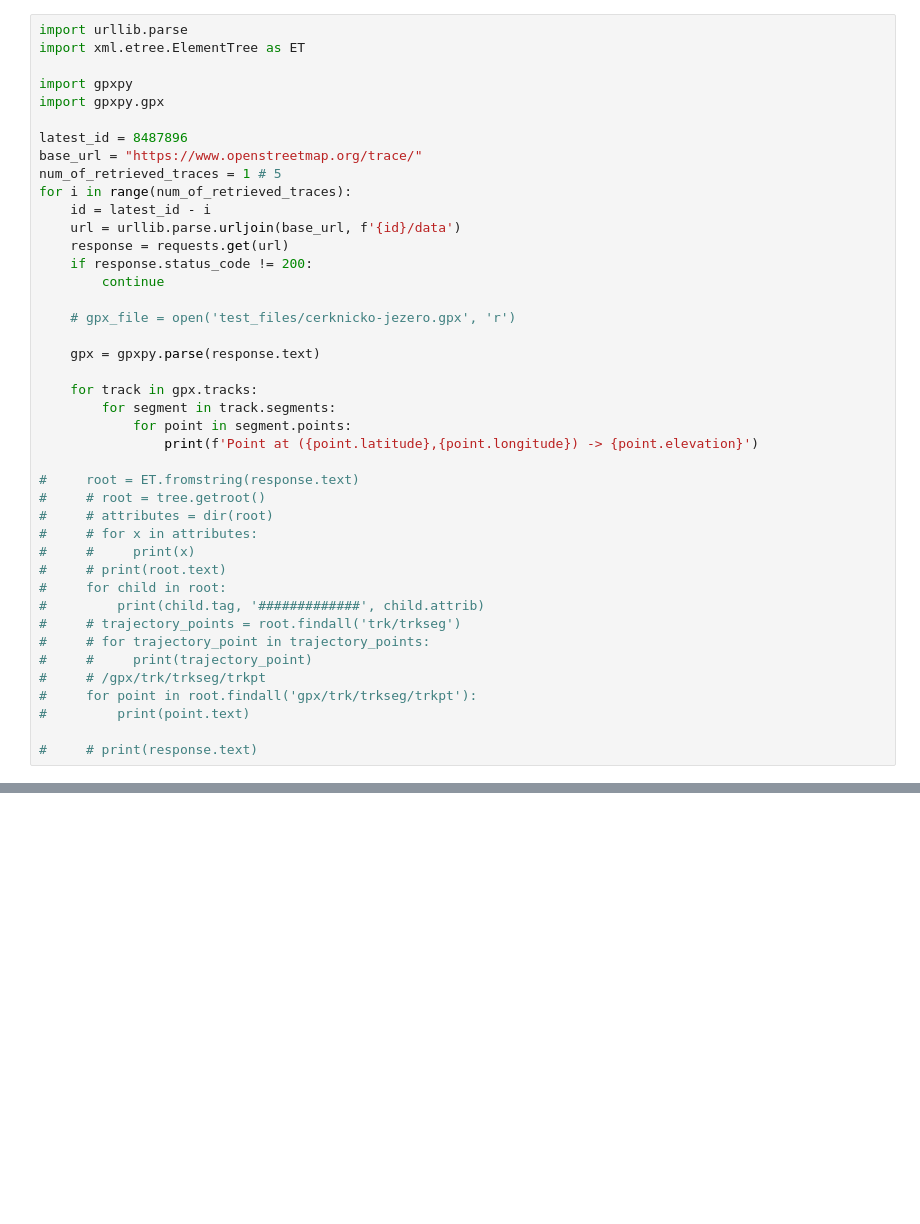
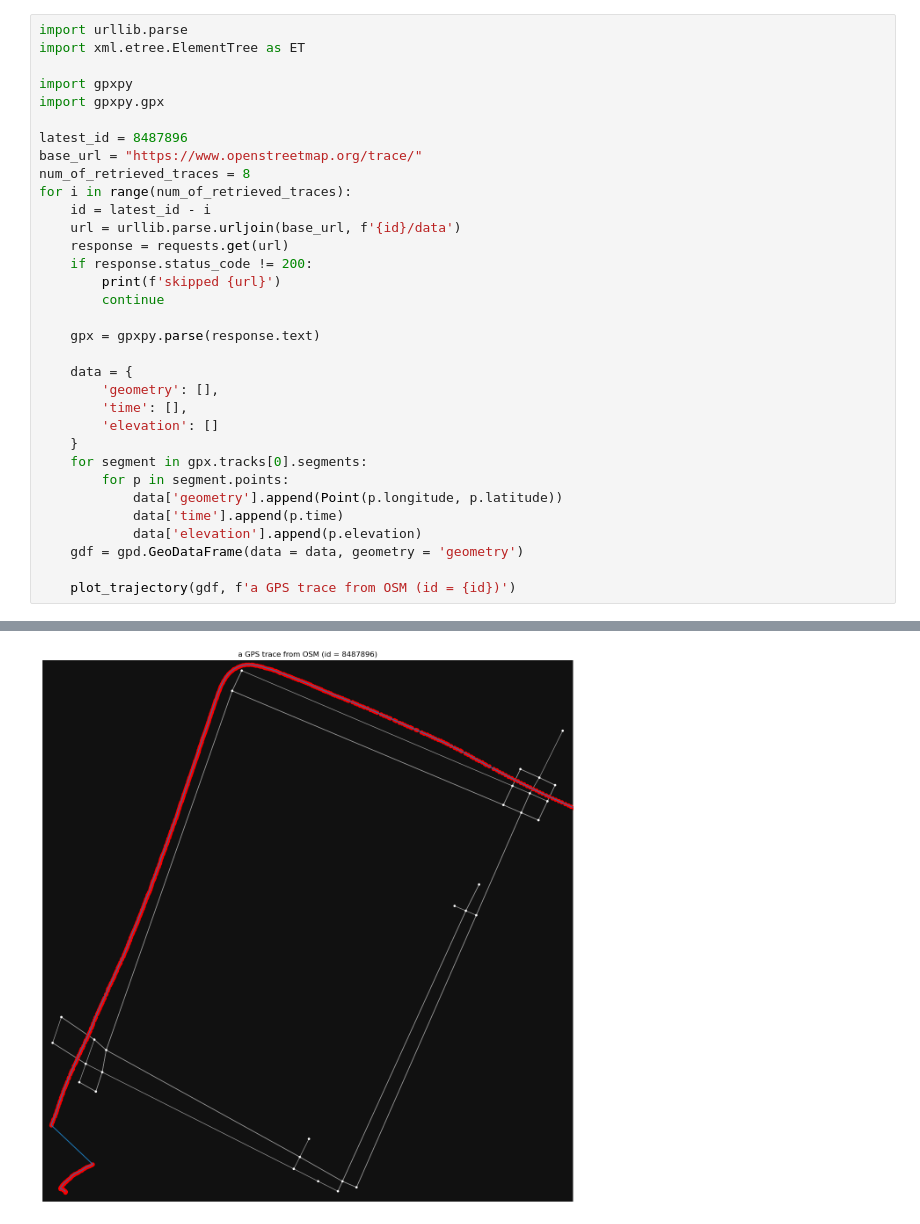
Before and after one commit to gjgress/G-RIPS-2022-Mitsubishi-A, a Jupyter notebook: Code/dbscan.ipynb, the cells around one changed output, grey strips where cells are left out. Saved outputs shown, nothing was run; the diff lists cells and outputs as text; blank space fills up the shorter version.

```diff
--- a/Code/dbscan.ipynb
+++ b/Code/dbscan.ipynb
@@ -70,37 +80,28 @@ import gpxpy.gpx
 
 latest_id = 8487896
 base_url = "https://www.openstreetmap.org/trace/"
-num_of_retrieved_traces = 1 # 5
+num_of_retrieved_traces = 8
 for i in range(num_of_retrieved_traces):
     id = latest_id - i
     url = urllib.parse.urljoin(base_url, f'{id}/data')
     response = requests.get(url)
     if response.status_code != 200:
+        print(f'skipped {url}')
         continue
-
-    # gpx_file = open('test_files/cerknicko-jezero.gpx', 'r')
 
     gpx = gpxpy.parse(response.text)
 
-    for track in gpx.tracks:
-        for segment in track.segments:
-            for point in segment.points:
-                print(f'Point at ({point.latitude},{point.longitude}) -> {point.elevation}')
+    data = {
+        'geometry': [],
+        'time': [],
+        'elevation': []
+    }
+    for segment in gpx.tracks[0].segments:
+        for p in segment.points:
+            data['geometry'].append(Point(p.longitude, p.latitude))
+            data['time'].append(p.time)
+            data['elevation'].append(p.elevation)
+    gdf = gpd.GeoDataFrame(data = data, geometry = 'geometry')
 
-#     root = ET.fromstring(response.text)
-#     # root = tree.getroot()
-#     # attributes = dir(root)
-#     # for x in attributes:
-#     #     print(x)
-#     # print(root.text)
-#     for child in root:
-#         print(child.tag, '#############', child.attrib)
-#     # trajectory_points = root.findall('trk/trkseg')
-#     # for trajectory_point in trajectory_points:
-#     #     print(trajectory_point)
-#     # /gpx/trk/trkseg/trkpt
-#     for point in root.findall('gpx/trk/trkseg/trkpt'):
-#         print(point.text)
-
-#     # print(response.text)
+    plot_trajectory(gdf, f'a GPS trace from OSM (id = {id})')
 # %% [output]
@@ -107,0 +125 @@ ModuleNotFoundError: No module named 'gpxpy'
+[figure, added]
```
Also changed, not shown: parts of 2 cells of this notebook.
